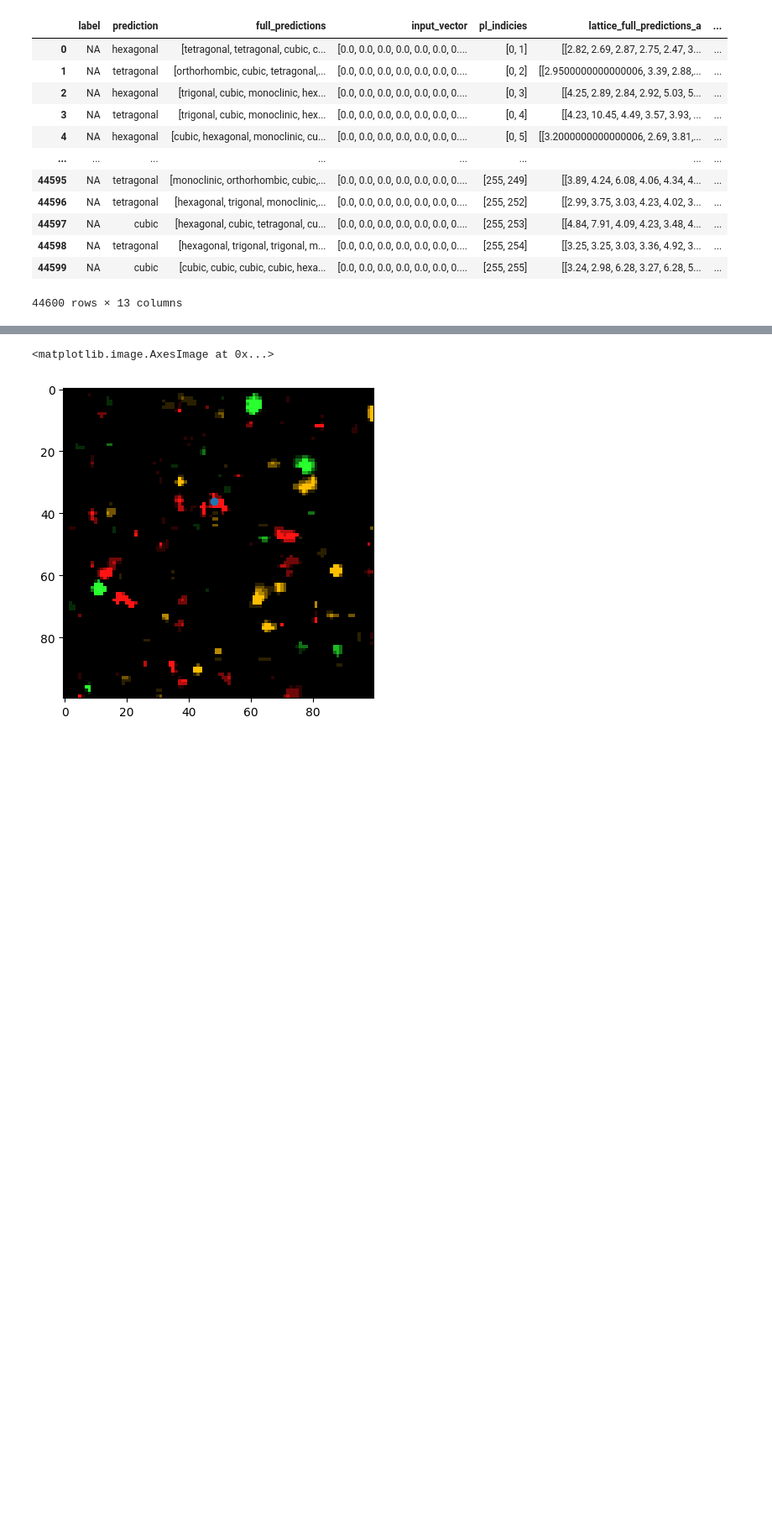
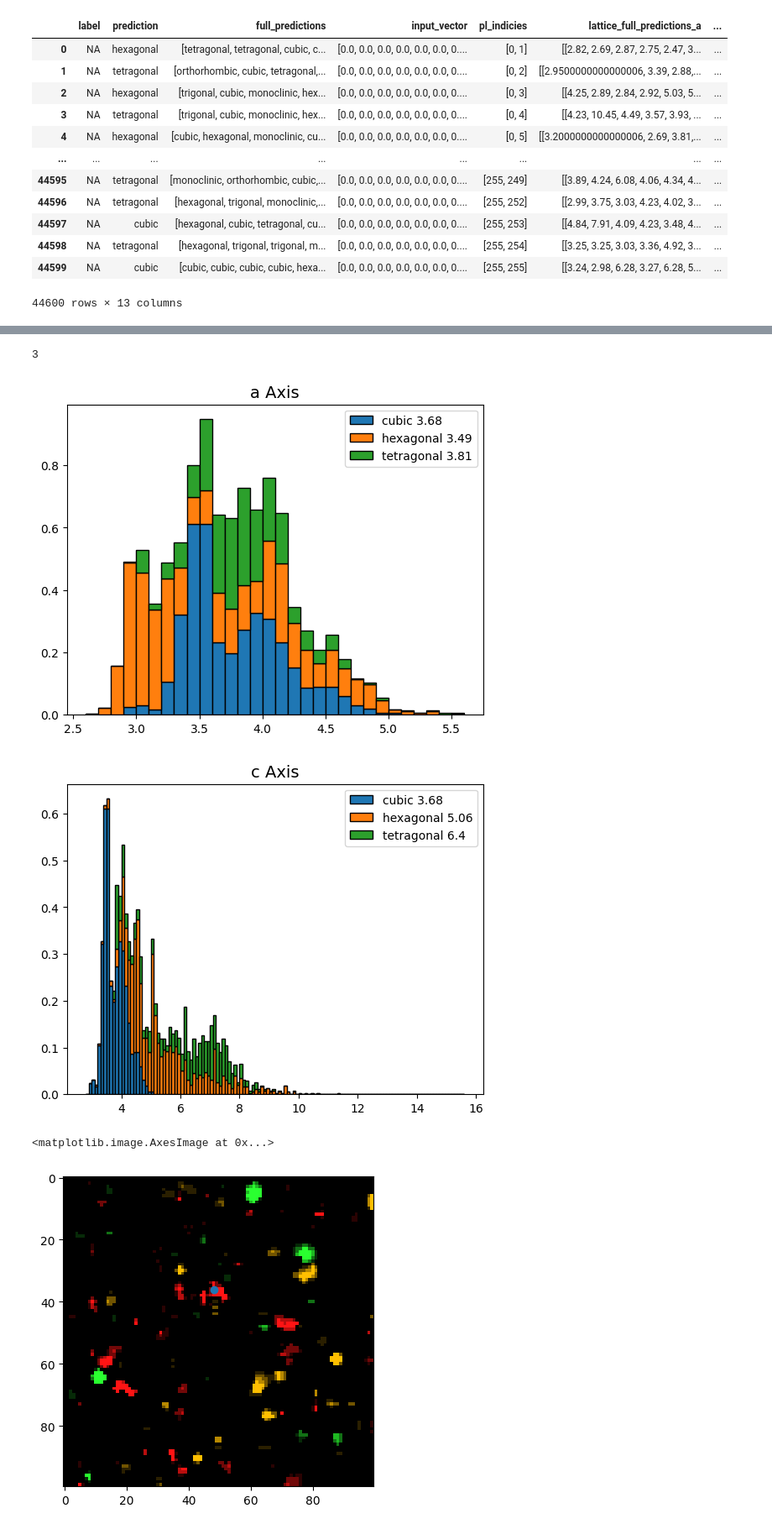
Before and after one commit to smglsn12/EDiffCrystals, a Jupyter notebook: notebooks/Predict_experimental_patterns.ipynb, the cells around one changed output, grey strips where cells are left out. Shown at 84% size. Drawn from its saved outputs; the diff is of its cells as text; code cells hidden in the pictures; blank space fills up the shorter version.

```diff
--- a/notebooks/Predict_experimental_patterns.ipynb
+++ b/notebooks/Predict_experimental_patterns.ipynb
@@ -322,3 +308,10 @@ diff_analysis.visualize_lattice_distributions(im_shape = (256,256), lattice_para
+# %%
+diff_analysis.visualize_lattice_distributions(im_shape = (256,256), lattice_params = ['a', 'c'],
+                                             crystal_systems = ('cubic', 'hexagonal', 'tetragonal'))
+# %% [output]
+3
+[figure, added]
+[figure, added]
 # %%
 plt.scatter(48,36)
 plt.imshow(diff_analysis.pred_image[:100:,:100])
```
Also changed, not shown: parts of 4 cells of this notebook, 1 other file.
